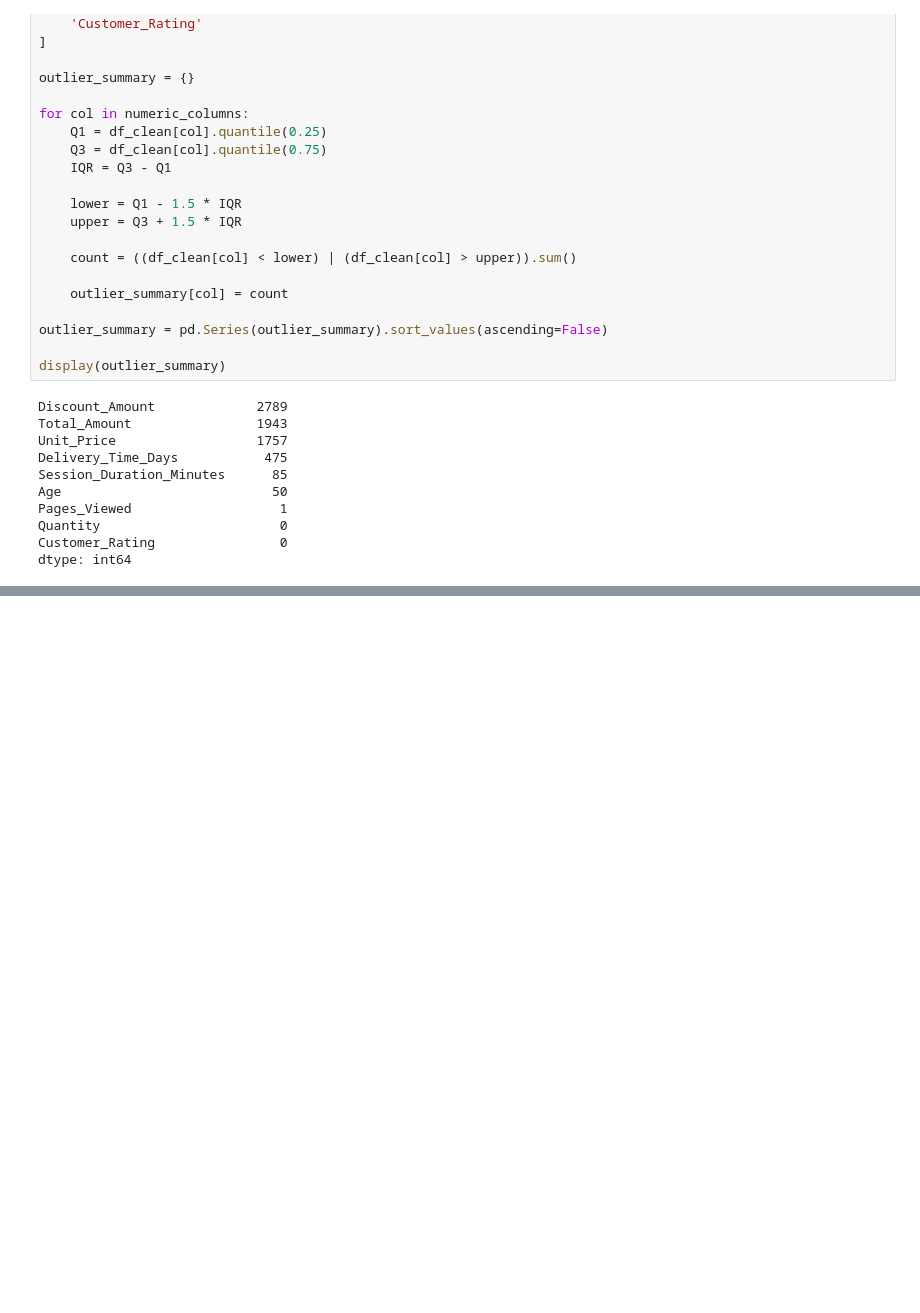
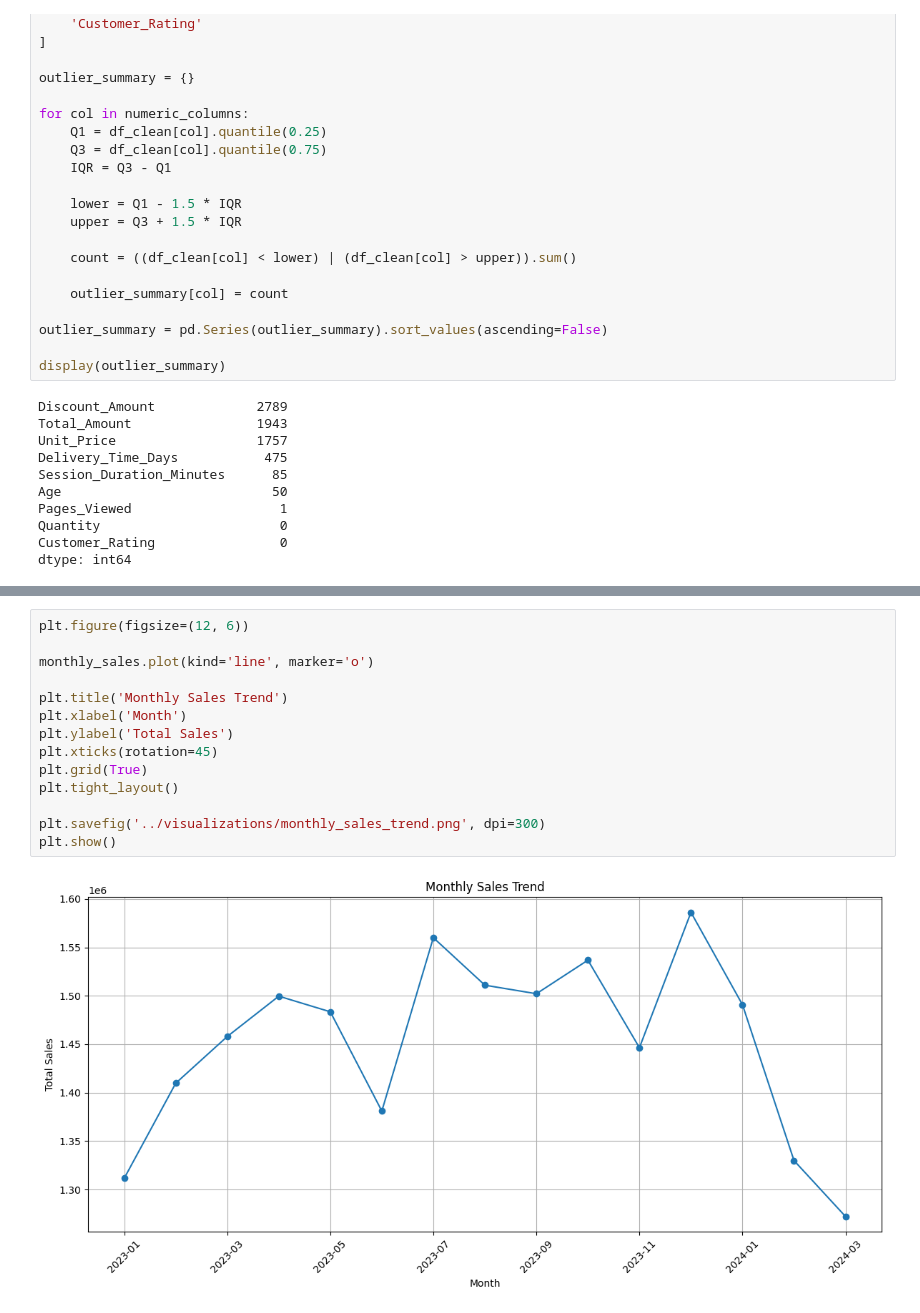
Before and after one commit to ispark381-crypto/E-Commerce-Sales-Analytics, a Jupyter notebook: notebook/ecommerce_customer_behavior_analysis.ipynb, the cells around one changed output, grey strips where cells are left out. Cells and saved outputs as stored; diff of their text form; blank space fills up the shorter version.

```diff
--- a/notebook/ecommerce_customer_behavior_analysis.ipynb
+++ b/notebook/ecommerce_customer_behavior_analysis.ipynb
@@ -386,0 +417,16 @@ dtype: int64
+# %%
+plt.figure(figsize=(12, 6))
+
+monthly_sales.plot(kind='line', marker='o')
+
+plt.title('Monthly Sales Trend')
+plt.xlabel('Month')
+plt.ylabel('Total Sales')
+plt.xticks(rotation=45)
+plt.grid(True)
+plt.tight_layout()
+
+plt.savefig('../visualizations/monthly_sales_trend.png', dpi=300)
+plt.show()
+# %% [output]
+[figure, added]
```
Also changed, not shown: parts of 8 cells of this notebook, 8 other files.
